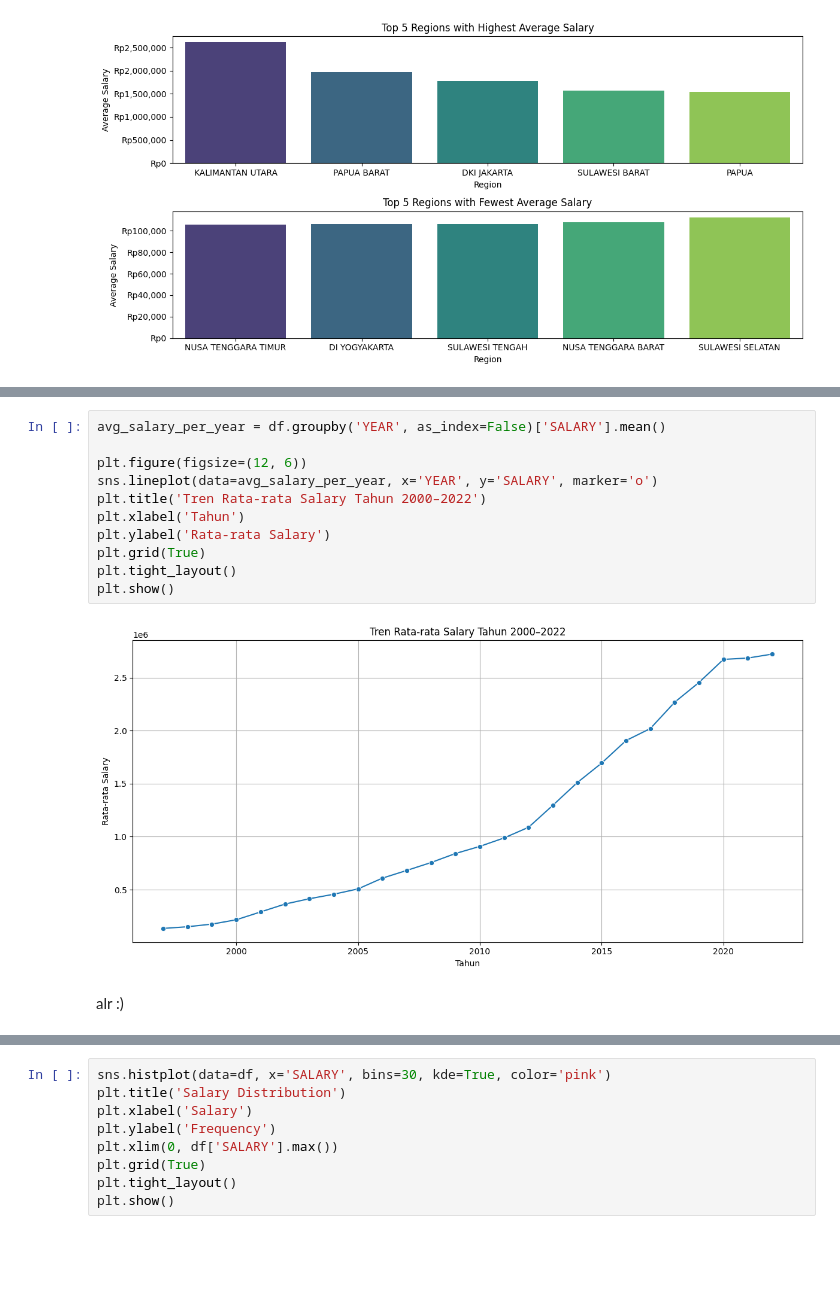
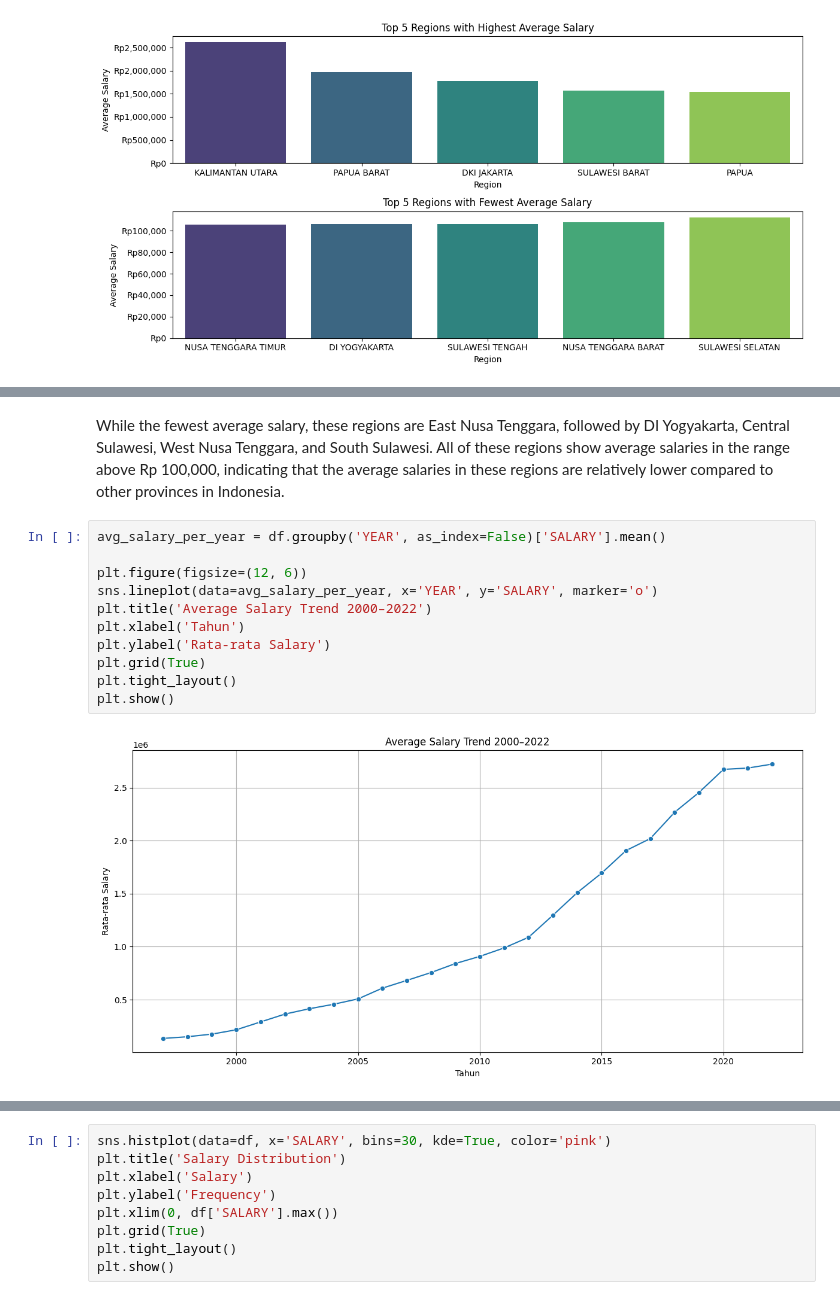
Before and after one commit to xyzaraa/salary-idn-analysis, a Jupyter notebook: salary-analysis.ipynb, the cells around one changed output, grey strips where cells are left out. Cells and saved outputs as stored; diff of their text form; blank space fills up the shorter version.

```diff
--- a/salary-analysis.ipynb
+++ b/salary-analysis.ipynb
@@ -102,18 +111,18 @@ wtf is 2,5 mio average over 20 years
+# %% [markdown]
+While the fewest average salary, these regions are East Nusa Tenggara, followed by DI Yogyakarta, Central Sulawesi, West Nusa Tenggara, and South Sulawesi. All of these regions show average salaries in the range above Rp 100,000, indicating that the average salaries in these regions are relatively lower compared to other provinces in Indonesia.
 # %%
 avg_salary_per_year = df.groupby('YEAR', as_index=False)['SALARY'].mean()
 
 plt.figure(figsize=(12, 6))
 sns.lineplot(data=avg_salary_per_year, x='YEAR', y='SALARY', marker='o')
-plt.title('Tren Rata-rata Salary Tahun 2000–2022')
+plt.title('Average Salary Trend 2000–2022')
 plt.xlabel('Tahun')
 plt.ylabel('Rata-rata Salary')
 plt.grid(True)
 plt.tight_layout()
 plt.show()
 # %% [output]
-[figure, old version]
+[figure, new version]
-# %% [markdown]
-alr :)
 # %%
 year_filtered = df[df['YEAR'] >= 2020]
 year_filtered = year_filtered.groupby('REGION', as_index=False)['SALARY'].mean()
```
Also changed, not shown: parts of 8 cells of this notebook.
